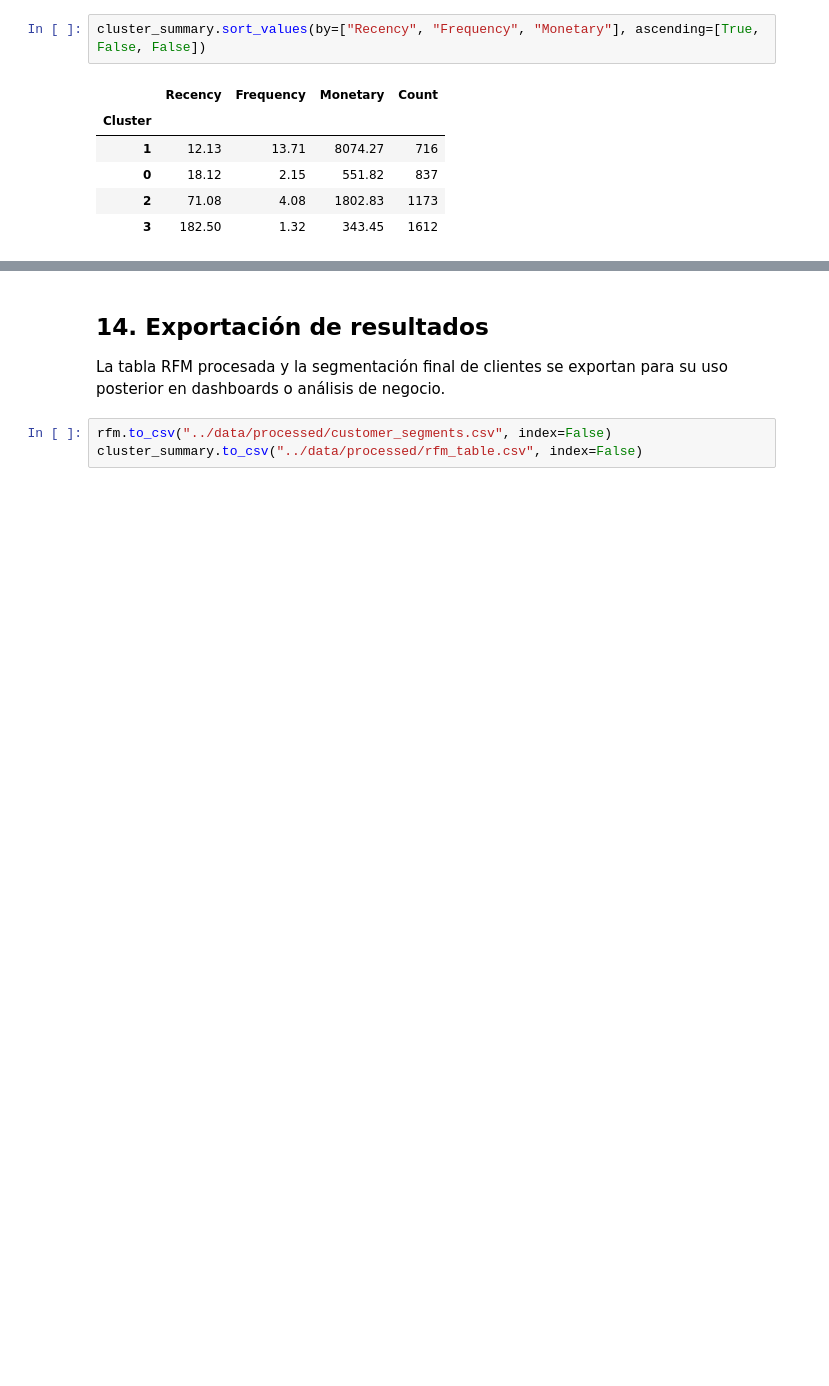
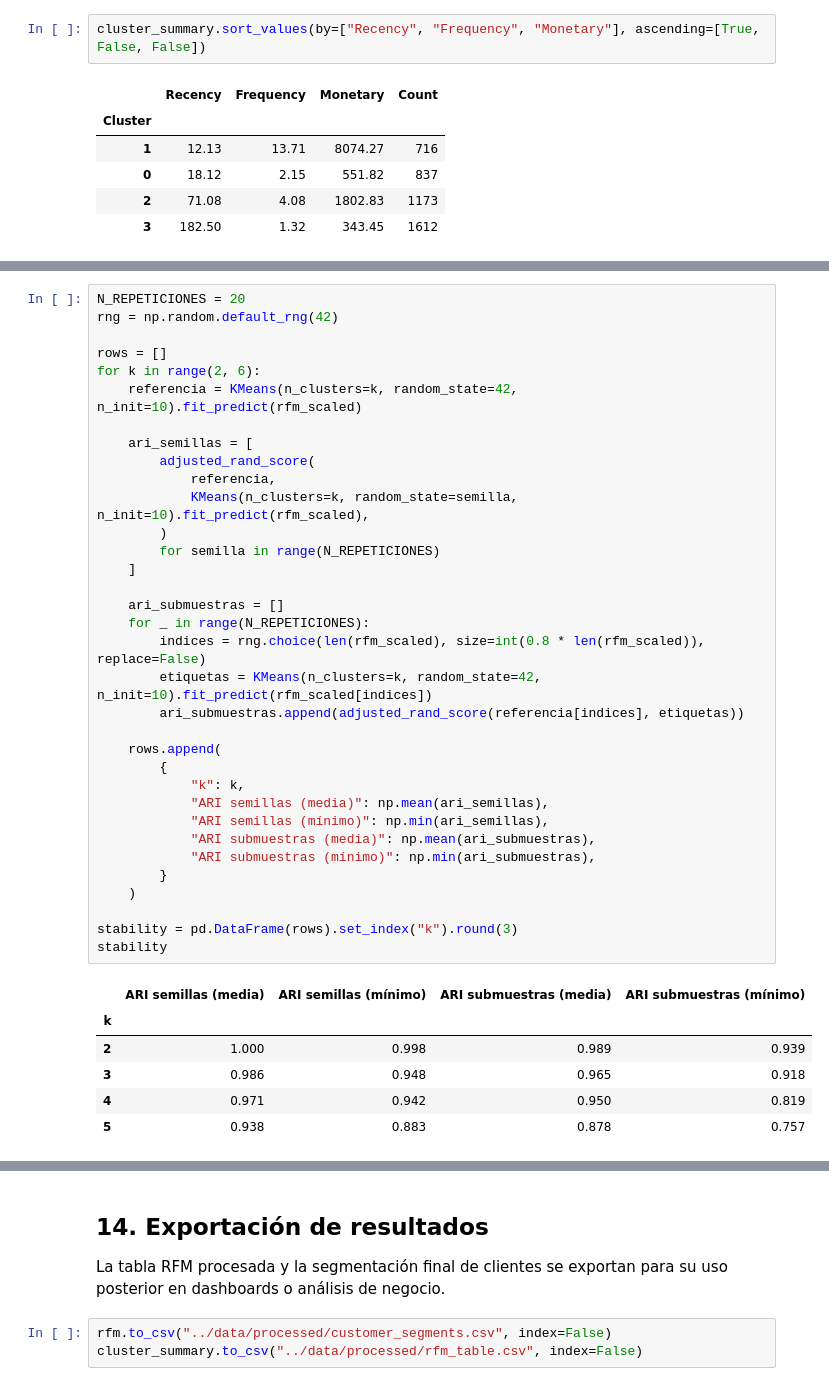
Before and after one commit to okamni4233/clustering-online-retail, a Jupyter notebook: notebooks/customer_segmentation_kmeans.ipynb, the cells around one changed output, grey strips where cells are left out. Cells and saved outputs as stored; diff of their text form; blank space fills up the shorter version.

```diff
--- a/notebooks/customer_segmentation_kmeans.ipynb
+++ b/notebooks/customer_segmentation_kmeans.ipynb
@@ -503,0 +560,41 @@ cluster_summary.sort_values(by=["Recency", "Frequency", "Monetary"], ascending=[
+# %%
+N_REPETICIONES = 20
+rng = np.random.default_rng(42)
+
+rows = []
+for k in range(2, 6):
+    referencia = KMeans(n_clusters=k, random_state=42, n_init=10).fit_predict(rfm_scaled)
+
+    ari_semillas = [
+        adjusted_rand_score(
+            referencia,
+            KMeans(n_clusters=k, random_state=semilla, n_init=10).fit_predict(rfm_scaled),
+        )
+        for semilla in range(N_REPETICIONES)
+    ]
+
+    ari_submuestras = []
+    for _ in range(N_REPETICIONES):
+        indices = rng.choice(len(rfm_scaled), size=int(0.8 * len(rfm_scaled)), replace=False)
+        etiquetas = KMeans(n_clusters=k, random_state=42, n_init=10).fit_predict(rfm_scaled[indices])
+        ari_submuestras.append(adjusted_rand_score(referencia[indices], etiquetas))
+
+    rows.append(
+        {
+            "k": k,
+            "ARI semillas (media)": np.mean(ari_semillas),
+            "ARI semillas (mínimo)": np.min(ari_semillas),
+            "ARI submuestras (media)": np.mean(ari_submuestras),
+            "ARI submuestras (mínimo)": np.min(ari_submuestras),
+        }
+    )
+
+stability = pd.DataFrame(rows).set_index("k").round(3)
+stability
+# %% [output]
+|  | ARI semillas (media) | ARI semillas (mínimo) | ARI submuestras (media) | ARI submuestras (mínimo) |
+| k |  |  |  |  |
+| 2 | 1.000 | 0.998 | 0.989 | 0.939 |
+| 3 | 0.986 | 0.948 | 0.965 | 0.918 |
+| 4 | 0.971 | 0.942 | 0.950 | 0.819 |
+| 5 | 0.938 | 0.883 | 0.878 | 0.757 |
```
Also changed, not shown: parts of 8 cells of this notebook.
